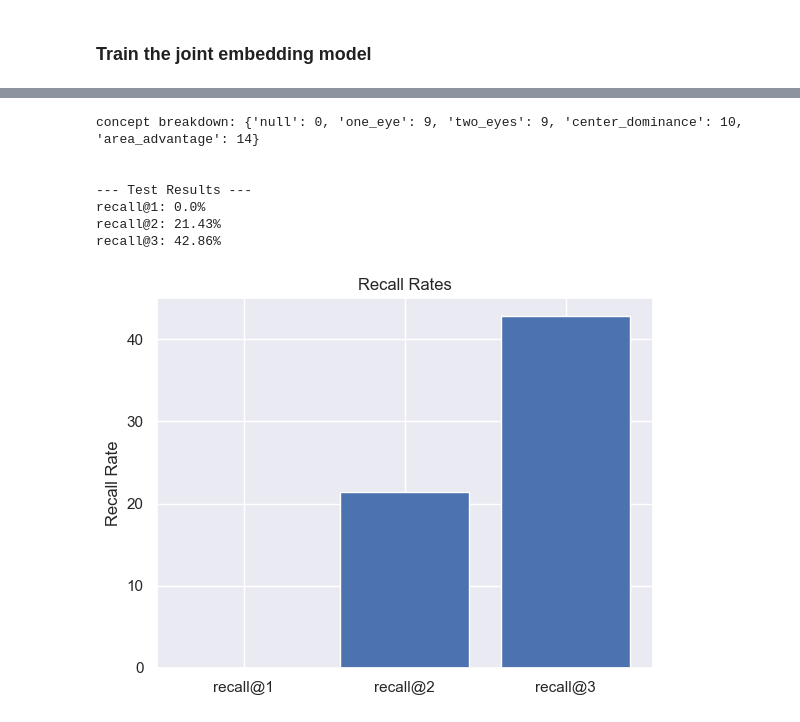
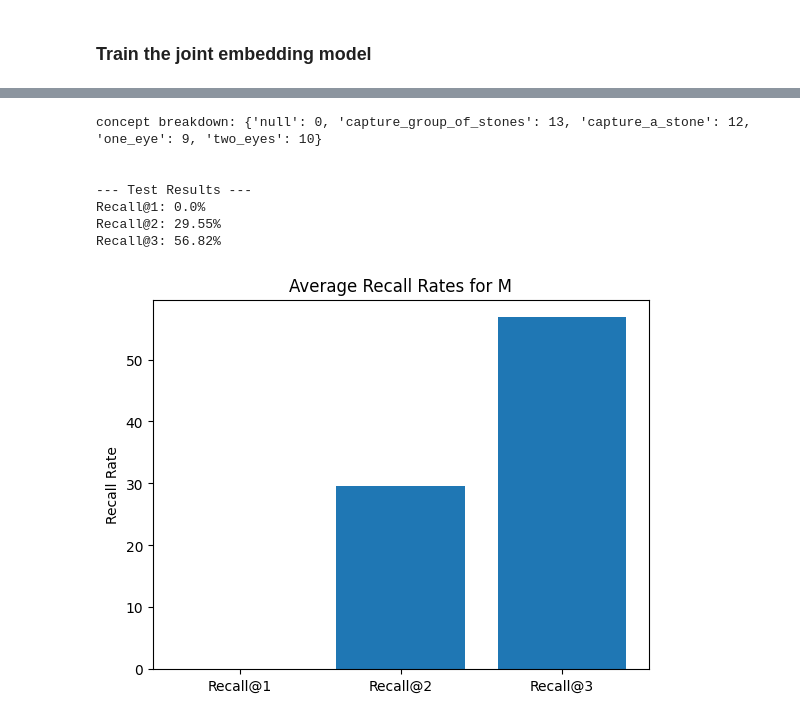
Before and after one commit to erikssommer/xai-concept-methods-drl, a Jupyter notebook: notebooks/joint_embedding_model.ipynb, the cells around one changed output, grey strips where cells are left out. Saved outputs shown, nothing was run; the diff lists cells and outputs as text; code cells hidden in the pictures.

Commit message:
Using new datasets

```diff
--- a/notebooks/joint_embedding_model.ipynb
+++ b/notebooks/joint_embedding_model.ipynb
@@ -25,7 +22,7 @@ from policy import ResNet, ConvNet
 physical_devices = tf.config.list_physical_devices('GPU')
 tf.config.experimental.set_memory_growth(physical_devices[0], True)
 
-from jem import JointEmbeddingModel, get_data
+from jem import JointEmbeddingModel, data
 
 lr = 0.001
 epochs = 10
@@ -47,6 +44,8 @@ model_type = "resnet" if resnet else "convnet"
 agents_to_sample = [0, 10, 20, 60, 100, 500, 1000]
 cases_to_sample = 50
 
+use_saved_dataset = True
+
 full_model_path = f"../models/saved_sessions/{model_type}/board_size_{board_size}/{session_name}/"
 
 def load_model(full_name, model_name, epoch):
@@ -57,14 +56,19 @@ def load_model(full_name, model_name, epoch):
         model = ConvNet(board_size, model_path)
     return model
 
-agents = [load_model(full_model_path, model_name, epoch) for epoch in agents_to_sample]
+# Load the data
+if use_saved_dataset:
+    states, explanations, labels, max_sent_len, vocab = data.load_datasets_from_pickle(board_size)
+else:
+    agents = [load_model(full_model_path, model_name, epoch) for epoch in agents_to_sample]
+    states, explanations, labels, max_sent_len, vocab = data.generate_data(agents, cases_to_sample, board_size)
 
-# Load the data
-states, explanations, labels, max_sent_len, vocab = get_data(agents, cases_to_sample, board_size)
+    # Save the data
+    data.save_datasets_to_pickle(states, explanations, labels, max_sent_len, vocab, board_size)
 
 vocab_size = len(vocab)
 
-print(states.shape, explanations.shape, labels.shape, max_sent_len, vocab_size)
+print("Total number of states:", states.shape[0], ",explanations:", explanations.shape[0], ",labels:", labels.shape[0], " with vocab size:", vocab_size, "and max sent len:", max_sent_len)
 
 # Shuffle the data
 indices = np.arange(states.shape[0])
@@ -88,4 +92,9 @@ val_labels = labels[split1:split2]
 test_states = states[split2:]
 test_explanations = explanations[split2:]
 test_labels = labels[split2:]
+
+# Print the shapes of the data
+print("Train shapes:", train_states.shape, train_explanations.shape, train_labels.shape)
+print("Val shapes:", val_states.shape, val_explanations.shape, val_labels.shape)
+print("Test shapes:", test_states.shape, test_explanations.shape, test_labels.shape)
 # %% [output]
@@ -141,14 +154,13 @@ Epoch 10/10
 from sklearn.manifold import TSNE
 import seaborn as sns
 import colorcet as cc
-from jem import data
 
 # Define necessary variables
 explanation_list = data.get_explanation_list()
 confusion_matrix = data.init_confusion_matrix()
 encoded_explanations = [data.convert_explanation_to_integers(explanation, vocab, max_sent_len) for explanation in (explanation_list)]
 
-gt_dict = {'null':0, 'one_eye': 0, 'two_eyes':0, 'center_dominance':0, 'area_advantage':0}
+gt_dict = confusion_matrix['null']
 
 explanation_predictions = []
 predicted_explanation_embeddings = []
@@ -196,43 +208,43 @@ for i in range(len(test_states)):
 
     gt_dict[gt_key] += 1
     confusion_matrix[gt_key][key_at_1] += 1
     if gt_key == key_at_1:
         recall_at_1 += 1
     if gt_key == key_at_1 or gt_key == key_at_2:
         recall_at_2 += 1
     if gt_key == key_at_1 or gt_key == key_at_2 or gt_key == key_at_3:
         recall_at_3 += 1
 
     explanation_predictions.append(data.translate_explanation(explanation_list[predicted_index]))
     predicted_explanation_embeddings.append(total_explanation_embeddings[predicted_index])
     predicted_state_embeddings.append(total_state_embeddings[predicted_index])
 
 recall_at_1_percent = round((recall_at_1/float(len(test_states) - count_ignore)) * 100, 2)
 recall_at_2_percent = round((recall_at_2/float(len(test_states) - count_ignore)) * 100, 2)
 recall_at_3_percent = round((recall_at_3/float(len(test_states) - count_ignore)) * 100, 2)
 
 print("concept breakdown: " + str(gt_dict))
 print("\n")
 print("--- Test Results ---")
-print(f"recall@1: {recall_at_1_percent}%")
-print(f"recall@2: {recall_at_2_percent}%")
-print(f"recall@3: {recall_at_3_percent}%")
+print(f"Recall@1: {recall_at_1_percent}%")
+print(f"Recall@2: {recall_at_2_percent}%")
+print(f"Recall@3: {recall_at_3_percent}%")
 
 # Plot the recall rates
 fig, ax = plt.subplots()
-ax.bar(['recall@1', 'recall@2', 'recall@3'], [recall_at_1_percent, recall_at_2_percent, recall_at_3_percent])
+ax.bar(['Recall@1', 'Recall@2', 'Recall@3'], [recall_at_1_percent, recall_at_2_percent, recall_at_3_percent])
 ax.set_ylabel('Recall Rate')
-ax.set_title('Recall Rates')
+ax.set_title('Average Recall Rates for M')
 plt.show()
 # %% [output]
-concept breakdown: {'null': 0, 'one_eye': 9, 'two_eyes': 9, 'center_dominance': 10, 'area_advantage': 14}
+concept breakdown: {'null': 0, 'capture_group_of_stones': 13, 'capture_a_stone': 12, 'one_eye': 9, 'two_eyes': 10}
 
 
 --- Test Results ---
-recall@1: 0.0%
-recall@2: 21.43%
-recall@3: 42.86%
+Recall@1: 0.0%
+Recall@2: 29.55%
+Recall@3: 56.82%
-[figure, old version]
+[figure, new version]
 # %%
 import pandas as pd
 import seaborn as sne
```
Also changed, not shown: parts of 5 cells of this notebook, 3 other files.
